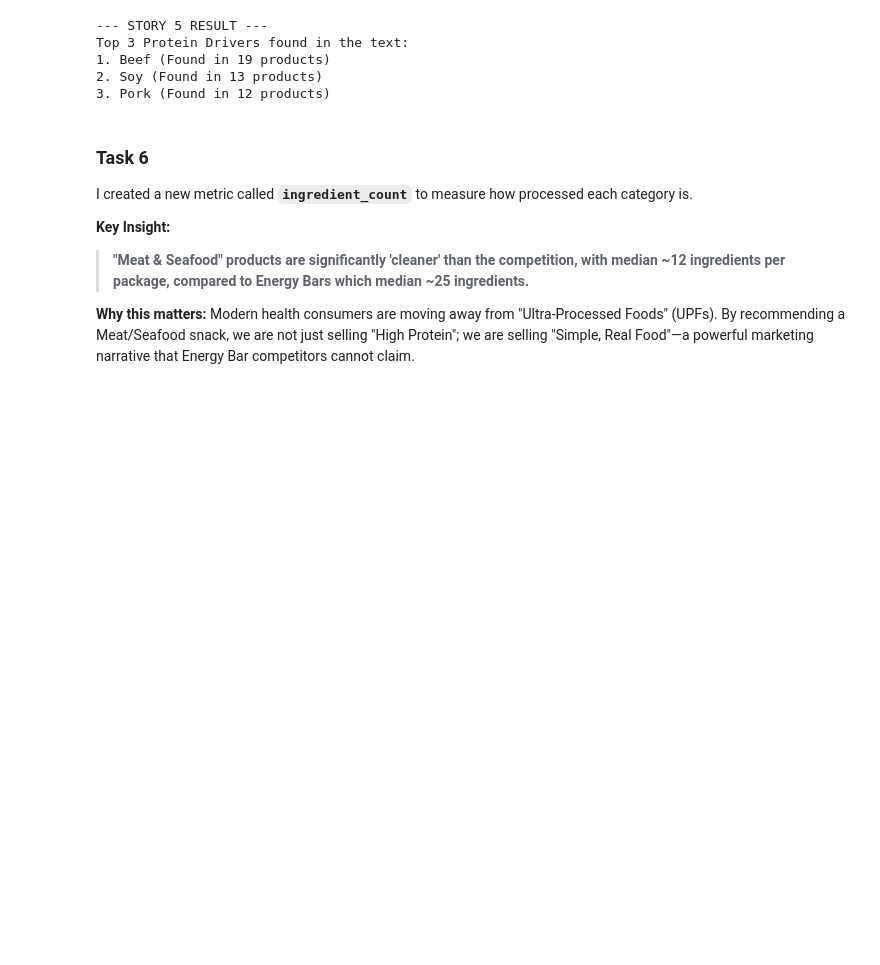
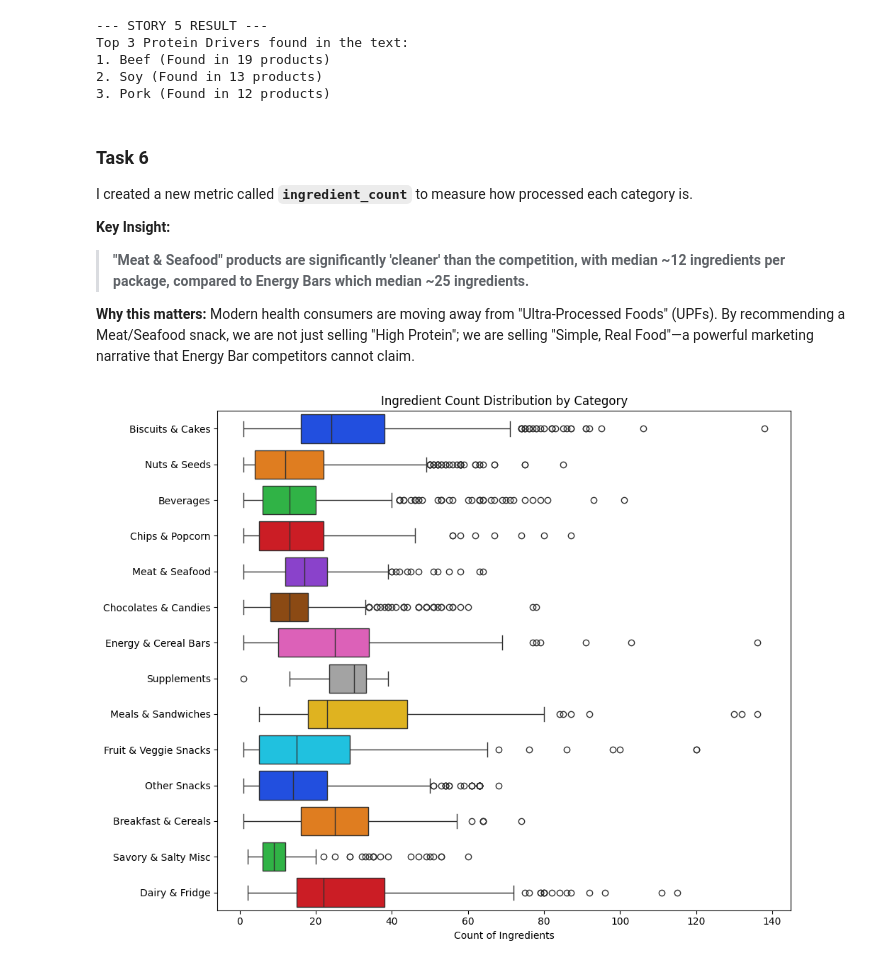
Before and after one commit to codetozombie/amalitech_nss, a Jupyter notebook: main.ipynb, the cells around one changed output. Cells and saved outputs as stored; diff of their text form; code cells hidden in the pictures; blank space fills up the shorter version.

Commit message:
created a chart for task 6

```diff
--- a/main.ipynb
+++ b/main.ipynb
@@ -490,3 +490,24 @@ fig = px.box(
 )
 
 fig.show()
+# %%
+# This is mainly done to show the pdf for some reason plotly cannot be renedered on the pdf
+plt.figure(figsize=(10, 8))
+
+sns.boxplot(
+    data=df,
+    y="high_level_category",
+    x="ingredient_count",
+    palette="bright",
+    hue="high_level_category",
+    legend=False
+)
+
+plt.title("Ingredient Count Distribution by Category")
+plt.xlabel("Count of Ingredients")
+plt.ylabel("")
+
+plt.tight_layout()
+plt.show();
+# %% [output]
+[figure, added]
```
Also changed, not shown: 1 other file.
